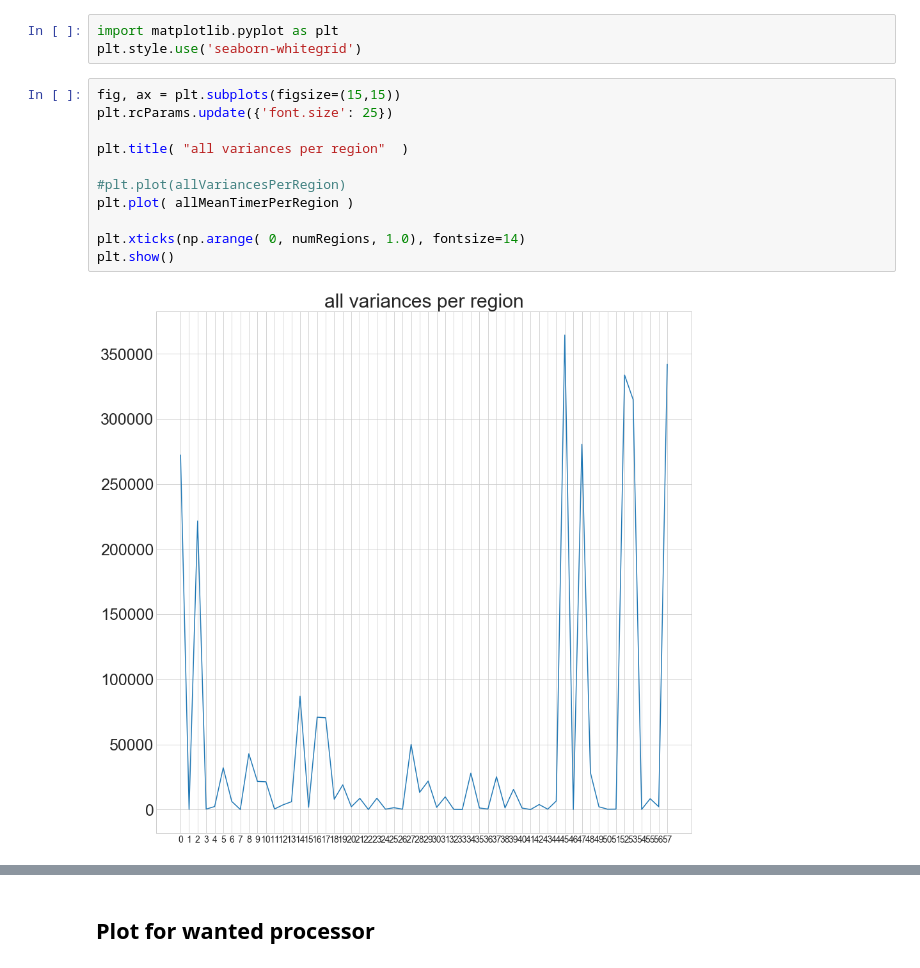
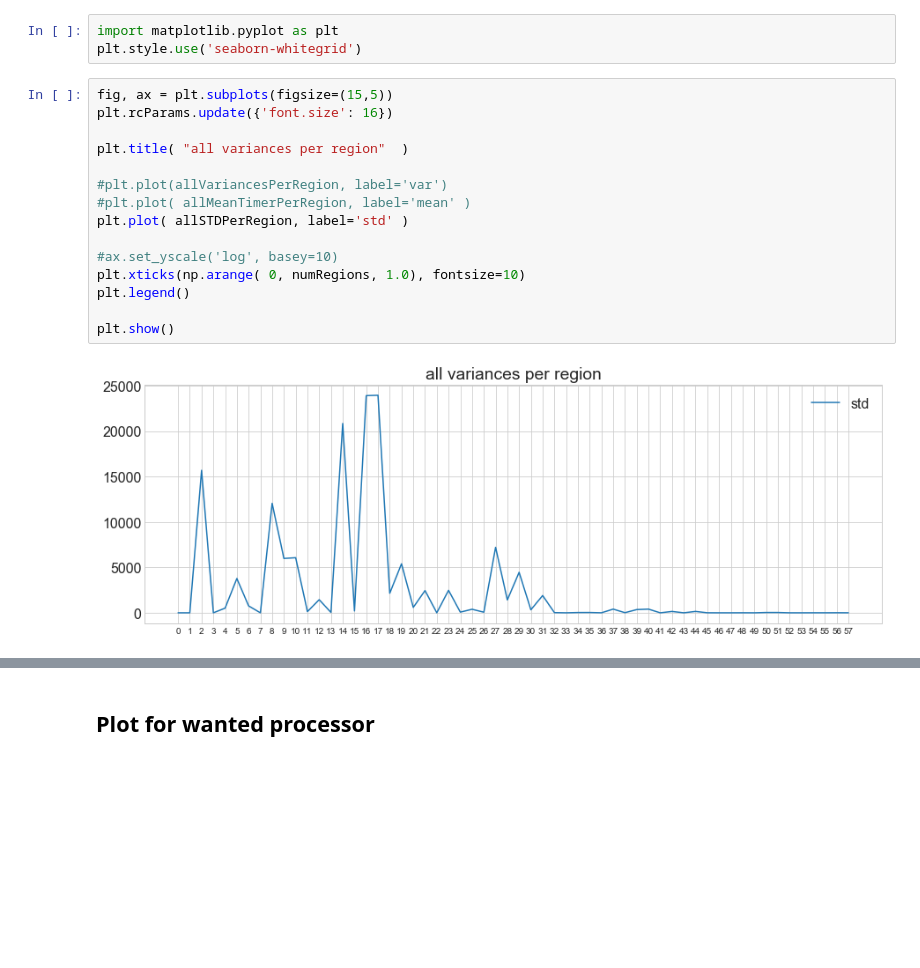
Before and after one commit to hu-macsy/geographer, a Jupyter notebook: tools/Visualize_scai_tracing.ipynb, the cells around one changed output, grey strips where cells are left out. Drawn from its saved outputs; the diff is of its cells as text; blank space fills up the shorter version.

```diff
--- a/tools/Visualize_scai_tracing.ipynb
+++ b/tools/Visualize_scai_tracing.ipynb
@@ -192,15 +229,19 @@ plotWantedPEsWantedRegions( allTimes, allPEs, wantedRegionNames )
 import matplotlib.pyplot as plt
 plt.style.use('seaborn-whitegrid')
 # %%
-fig, ax = plt.subplots(figsize=(15,15))
-plt.rcParams.update({'font.size': 25})
+fig, ax = plt.subplots(figsize=(15,5))
+plt.rcParams.update({'font.size': 16})
 
 plt.title( "all variances per region"  )
 
-#plt.plot(allVariancesPerRegion)
-plt.plot( allMeanTimerPerRegion )
+#plt.plot(allVariancesPerRegion, label='var')
+#plt.plot( allMeanTimerPerRegion, label='mean' )
+plt.plot( allSTDPerRegion, label='std' )
 
-plt.xticks(np.arange( 0, numRegions, 1.0), fontsize=14)
+#ax.set_yscale('log', basey=10)
+plt.xticks(np.arange( 0, numRegions, 1.0), fontsize=10)
+plt.legend()
+
 plt.show()
 # %% [output]
-[figure, old version]
+[figure, new version]
```
Also changed, not shown: parts of 16 cells of this notebook.
